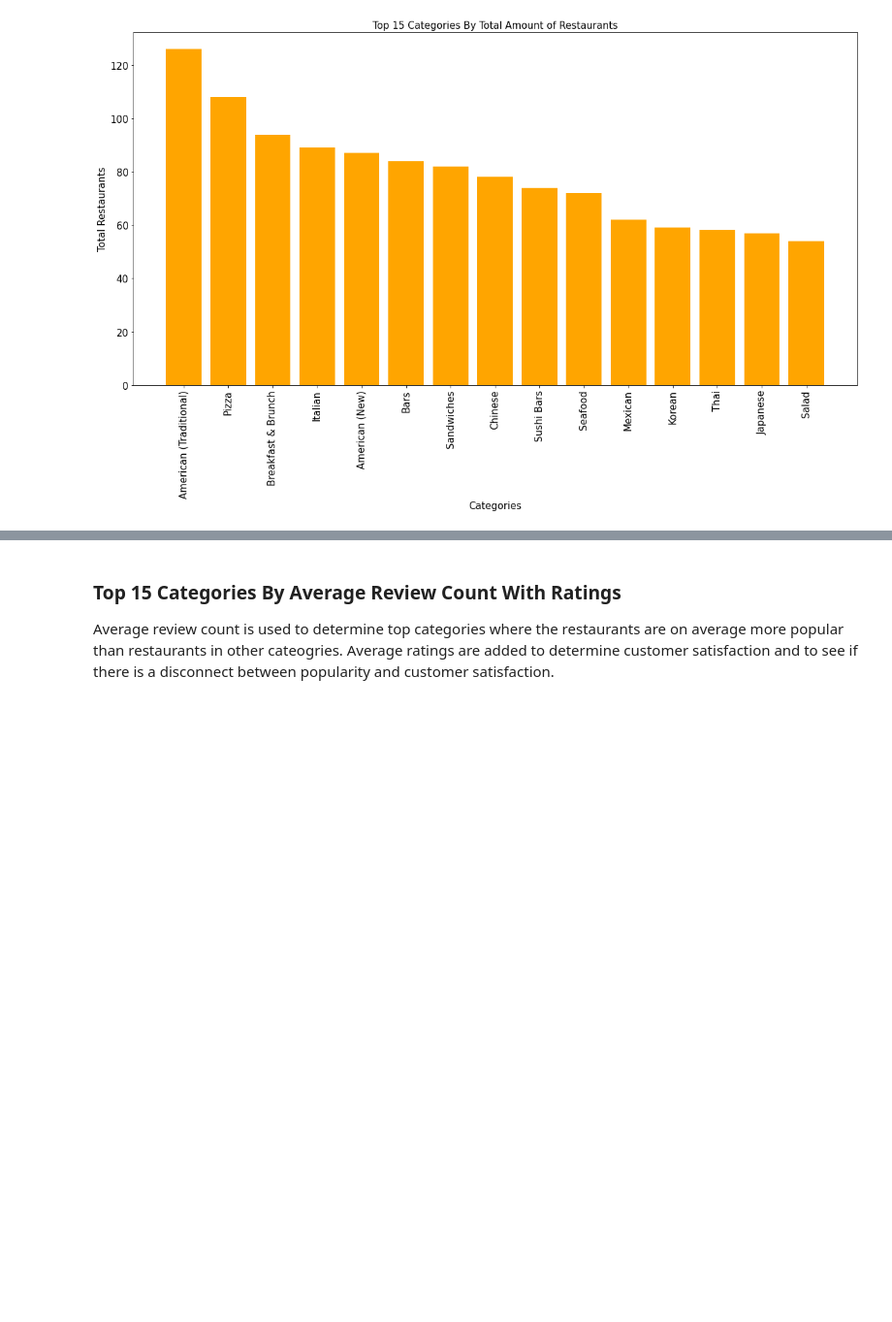
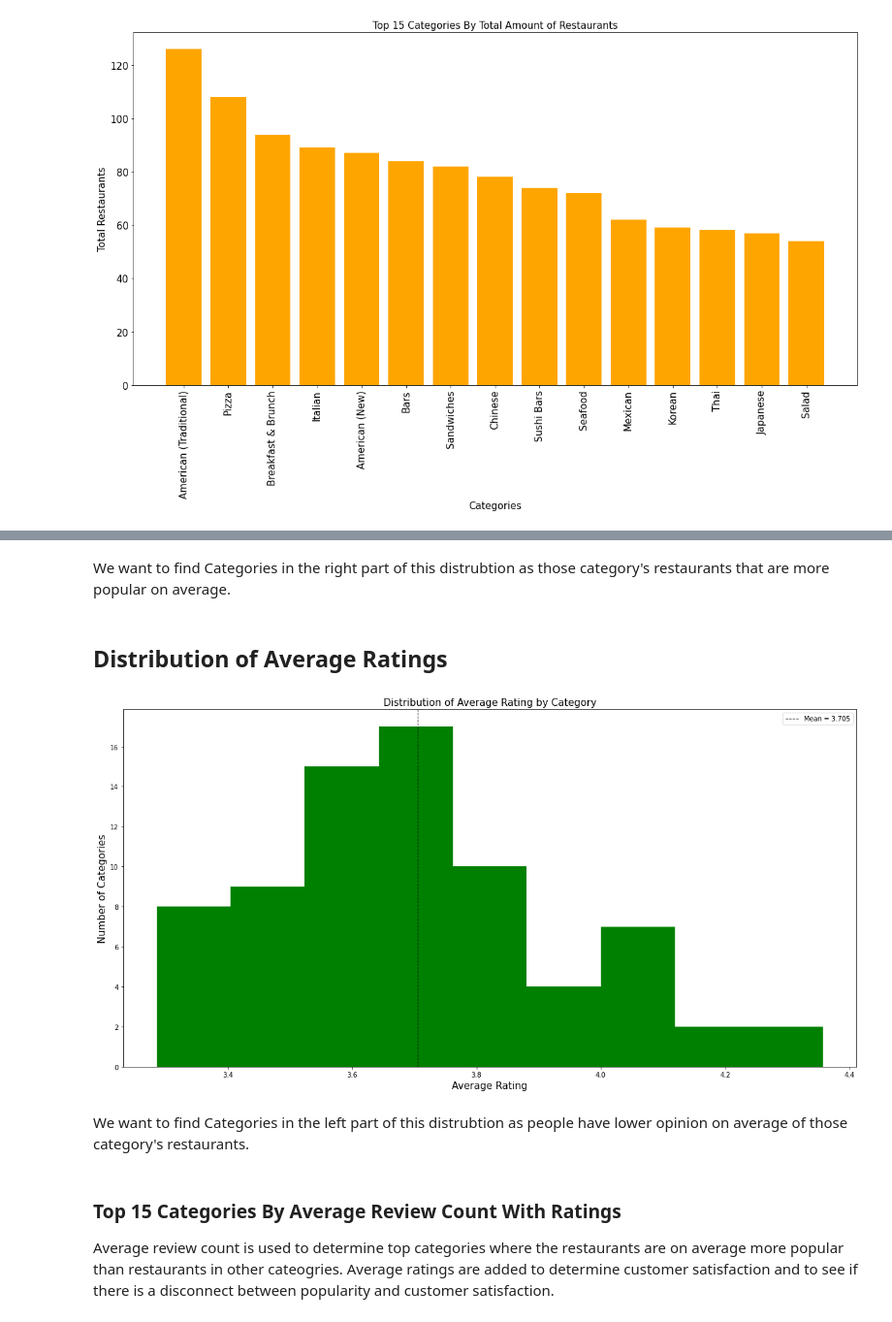
Before and after one commit to gschwaeb/DC-Exurb-Restaurant-Analysis-Using-Yelp, a Jupyter notebook: Yelp_Final.ipynb, the cells around one changed output, grey strips where cells are left out. Shown: that part at 97% size. Saved outputs shown, nothing was run; the diff lists cells and outputs as text; code cells hidden in the pictures; blank space fills up the shorter version.

```diff
--- a/Yelp_Final.ipynb
+++ b/Yelp_Final.ipynb
@@ -129,3 +143,21 @@ ax.tick_params(axis = 'both', which = 'major', labelsize = 15)
+# %% [markdown]
+We want to find Categories in the right part of this distrubtion as those category's restaurants that are more popular on average.
+# %% [markdown]
+## Distribution of Average Ratings
+# %%
+fig,ax = plt.subplots(figsize = (20,10))
+
+ax.hist(cat_info_df[cat_info_df['total'] > 5]['avg_rating'], bins = 9, color = 'g')
+avl = plt.axvline(cat_info_df[cat_info_df['total'] > 5]['avg_rating'].mean(), color='k', linestyle='dashed', linewidth=1)
+ax.set_title('Distribution of Average Rating by Category', fontsize = 15)
+ax.set_xlabel('Average Rating', fontsize = 15)
+ax.set_ylabel('Number of Categories', fontsize = 15)
+plt.legend([avl], ['Mean = 3.705'])
+plt.show()
+# %% [output]
+[figure, added]
+# %% [markdown]
+We want to find Categories in the left part of this distrubtion as people have lower opinion on average of those category's restaurants.
 # %% [markdown]
 ### Top 15 Categories By Average Review Count With Ratings
 Average review count is used to determine top categories where the restaurants are on average more popular than restaurants in other cateogries. Average ratings are added to determine customer satisfaction and to see if there is a disconnect between popularity and customer satisfaction.
```
Also changed, not shown: parts of 3 cells of this notebook, 1 other file.
